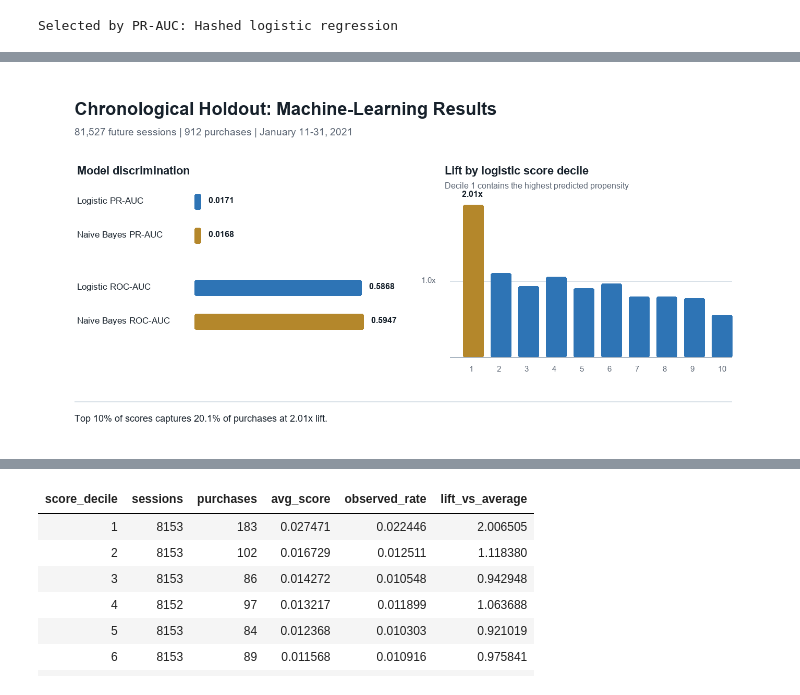
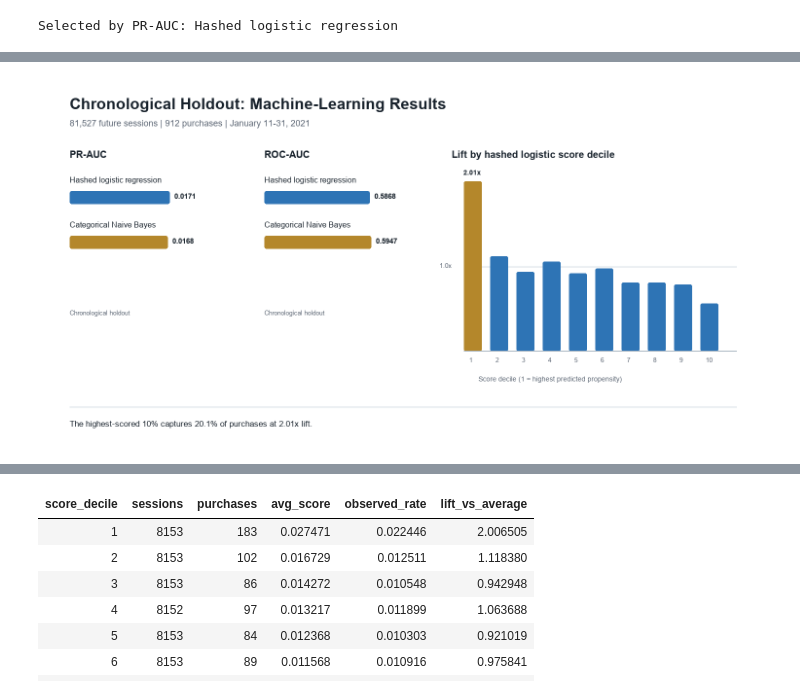
Before and after one commit to Nanase1994/ecommerce-conversion-analytics, a Jupyter notebook: Ecommerce_Conversion_Analytics_Integrated.ipynb, the cells around one changed output, grey strips where cells are left out. Drawn from its saved outputs; the diff is of its cells as text; code cells hidden in the pictures.

```diff
--- a/Ecommerce_Conversion_Analytics_Integrated.ipynb
+++ b/Ecommerce_Conversion_Analytics_Integrated.ipynb
@@ -108,7 +126,10 @@ display(kpis)
 ### 5. Build and visualize the conversion funnel
 # %%
 funnel = pd.DataFrame({
-    "stage": ["Visit", "Product View", "Add to Cart", "Checkout", "Payment", "Purchase"],
+    "stage": [
+        "Visit", "Product View", "Add to Cart",
+        "Begin Checkout", "Payment Info", "Purchase",
+    ],
     "sessions": [
         len(df), int(df["viewed_product"].sum()), int(df["added_to_cart"].sum()),
         int(df["began_checkout"].sum()), int(df["added_payment_info"].sum()),
@@ -123,11 +144,11 @@ display(funnel)
 fig, ax = plt.subplots(figsize=(11, 5.5))
 bars = ax.barh(funnel["stage"], funnel["sessions"], color=COLORS[0])
 ax.invert_yaxis()
-ax.set_title("Conversion Funnel by Session", loc="left", fontsize=16, weight="bold", pad=16)
-ax.set_xlabel("Sessions")
+ax.set_title("Session Volume by Funnel Stage", loc="left", fontsize=16, weight="bold", pad=16)
+ax.set_xlabel("Sessions | 2020-11-16 through 2021-01-31")
 ax.margins(x=0.22)
 for bar, value in zip(bars, funnel["sessions"]):
-    ax.text(value + 4000, bar.get_y() + bar.get_height()/2, f"{value:,}", va="center")
+    ax.text(value + 4_000, bar.get_y() + bar.get_height() / 2, f"{value:,}", va="center")
 ax.spines[["top", "right", "left"]].set_visible(False)
 plt.tight_layout()
 plt.show()
@@ -325,46 +388,57 @@ Selected by PR-AUC: Hashed logistic regression
 # %%
 lift = decile_table(y_test, p_logistic)
 
-fig = plt.figure(figsize=(14, 7))
-grid = fig.add_gridspec(1, 2, width_ratios=[1.05, 1.35], wspace=0.36)
-ax_left = fig.add_subplot(grid[0, 0])
-ax_right = fig.add_subplot(grid[0, 1])
+fig = plt.figure(figsize=(15, 7.5))
+grid = fig.add_gridspec(1, 3, width_ratios=[0.8, 0.8, 1.4], wspace=0.42)
+model_names = ["Hashed logistic regression", "Categorical Naive Bayes"]
+model_colors = [COLORS[0], COLORS[1]]
 
-comparison = pd.DataFrame({
-    "metric": ["Logistic PR-AUC", "Naive Bayes PR-AUC", "Logistic ROC-AUC", "Naive Bayes ROC-AUC"],
-    "value": [results.loc["Hashed logistic regression", "PR-AUC"],
-              results.loc["Categorical Naive Bayes", "PR-AUC"],
-              results.loc["Hashed logistic regression", "ROC-AUC"],
-              results.loc["Categorical Naive Bayes", "ROC-AUC"]],
-    "color": [COLORS[0], COLORS[1], COLORS[0], COLORS[1]],
-})
-bars = ax_left.barh(comparison["metric"], comparison["value"], color=comparison["color"])
-ax_left.invert_yaxis()
-ax_left.set_xlim(0, 0.68)
-ax_left.set_title("Model discrimination", loc="left", fontsize=14, weight="bold", pad=14)
-ax_left.margins(y=0.22)
-for bar, value in zip(bars, comparison["value"]):
-    ax_left.text(value + 0.012, bar.get_y()+bar.get_height()/2, f"{value:.4f}", va="center", weight="bold")
-ax_left.spines[["top", "right", "left", "bottom"]].set_visible(False)
-ax_left.tick_params(axis="x", bottom=False, labelbottom=False)
+ax_pr = fig.add_subplot(grid[0, 0])
+pr_values = [results.loc[name, "PR-AUC"] for name in model_names]
+bars = ax_pr.barh(model_names, pr_values, color=model_colors)
+ax_pr.invert_yaxis()
+ax_pr.set_title("PR-AUC", loc="left", fontsize=14, weight="bold")
+ax_pr.set_xlim(0, 0.020)
+for bar, value in zip(bars, pr_values):
+    ax_pr.text(value + 0.00025, bar.get_y() + bar.get_height() / 2, f"{value:.4f}", va="center")
+ax_pr.spines[["top", "right"]].set_visible(False)
 
-bars = ax_right.bar(lift["score_decile"].astype(str), lift["lift_vs_average"],
-                    color=[COLORS[1]] + [COLORS[0]] * 9)
-ax_right.axhline(1, color="#94A3B8", linewidth=1.2)
-ax_right.set_title("Lift by logistic score decile", loc="left", fontsize=14, weight="bold", pad=14)
-ax_right.set_xlabel("Score decile (1 = highest predicted propensity)", labelpad=12)
-ax_right.set_ylabel("Lift vs. average")
-ax_right.set_ylim(0, 2.25)
-ax_right.text(0, lift.loc[0, "lift_vs_average"] + 0.08,
-              f'{lift.loc[0, "lift_vs_average"]:.2f}x', ha="center", weight="bold")
-ax_right.spines[["top", "right"]].set_visible(False)
+ax_roc = fig.add_subplot(grid[0, 1])
+roc_values = [results.loc[name, "ROC-AUC"] for name in model_names]
+bars = ax_roc.barh(model_names, roc_values, color=model_colors)
+ax_roc.invert_yaxis()
+ax_roc.set_title("ROC-AUC", loc="left", fontsize=14, weight="bold")
+ax_roc.set_xlim(0, 0.65)
+for bar, value in zip(bars, roc_values):
+    ax_roc.text(value + 0.008, bar.get_y() + bar.get_height() / 2, f"{value:.4f}", va="center")
+ax_roc.spines[["top", "right"]].set_visible(False)
 
-fig.suptitle("Chronological Holdout: Machine-Learning Results", x=0.08, ha="left",
-             fontsize=20, weight="bold", y=1.02)
-fig.text(0.08, 0.96, "81,527 future sessions | 912 purchases | January 11-31, 2021",
-         fontsize=11, color="#5B6573")
-fig.subplots_adjust(top=0.82, bottom=0.16, left=0.08, right=0.97)
+ax_lift = fig.add_subplot(grid[0, 2])
+bars = ax_lift.bar(
+    lift["score_decile"].astype(str),
+    lift["lift_vs_average"],
+    color=[COLORS[1]] + [COLORS[0]] * 9,
+)
+ax_lift.axhline(1, color="#94A3B8", linewidth=1.2)
+ax_lift.set_title("Lift by hashed logistic score decile", loc="left", fontsize=14, weight="bold")
+ax_lift.set_xlabel("Score decile (1 = highest predicted propensity)")
+ax_lift.set_ylabel("Lift vs. average")
+ax_lift.set_ylim(0, 2.25)
+ax_lift.text(0, lift.loc[0, "lift_vs_average"] + 0.08,
+             f'{lift.loc[0, "lift_vs_average"]:.2f}x', ha="center", weight="bold")
+ax_lift.spines[["top", "right"]].set_visible(False)
+
+fig.suptitle(
+    "Chronological Holdout: Machine-Learning Results",
+    x=0.055, ha="left", fontsize=20, weight="bold", y=0.99,
+)
+fig.text(
+    0.055, 0.925,
+    "81,527 future sessions | 912 purchases | January 11-31, 2021",
+    fontsize=11, color="#5B6573",
+)
+fig.subplots_adjust(top=0.82, bottom=0.18, left=0.055, right=0.98)
 plt.show()
 # %% [output]
-[figure, old version]
+[figure, new version]
 # %% [markdown]
```
Also changed, not shown: parts of 18 cells of this notebook, 15 other files.
